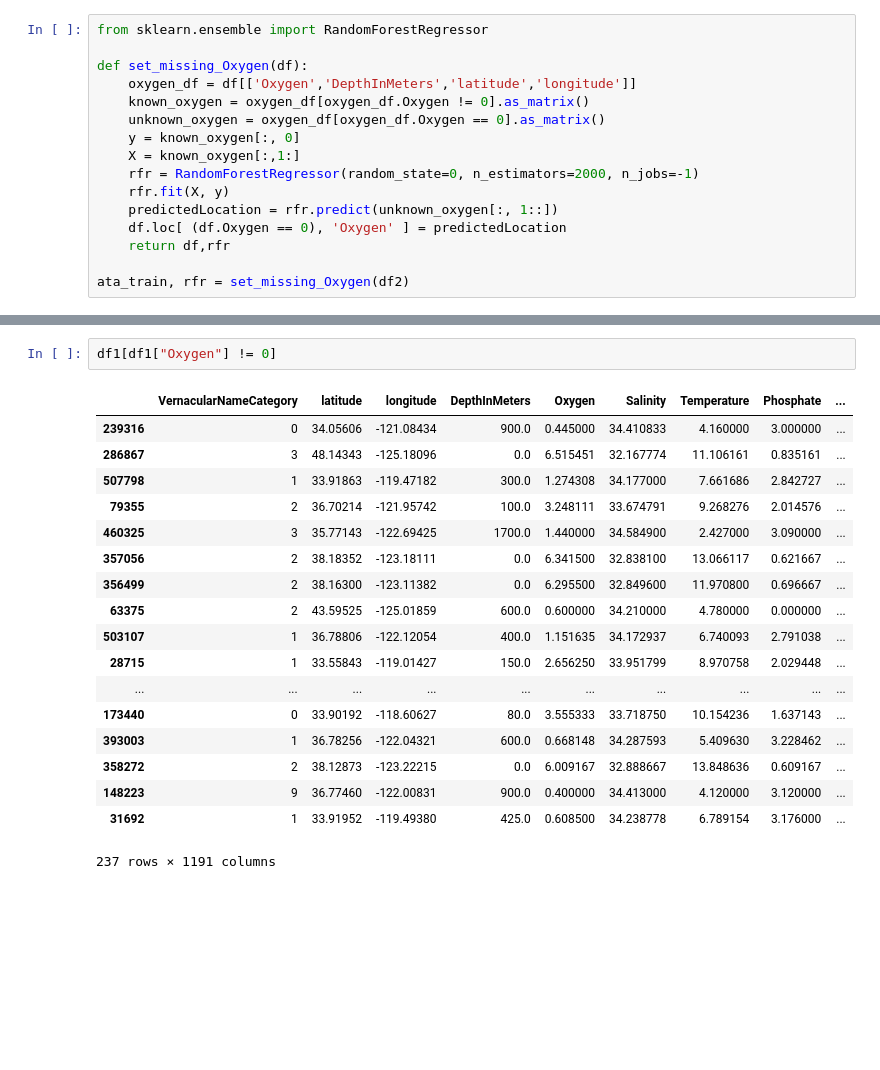
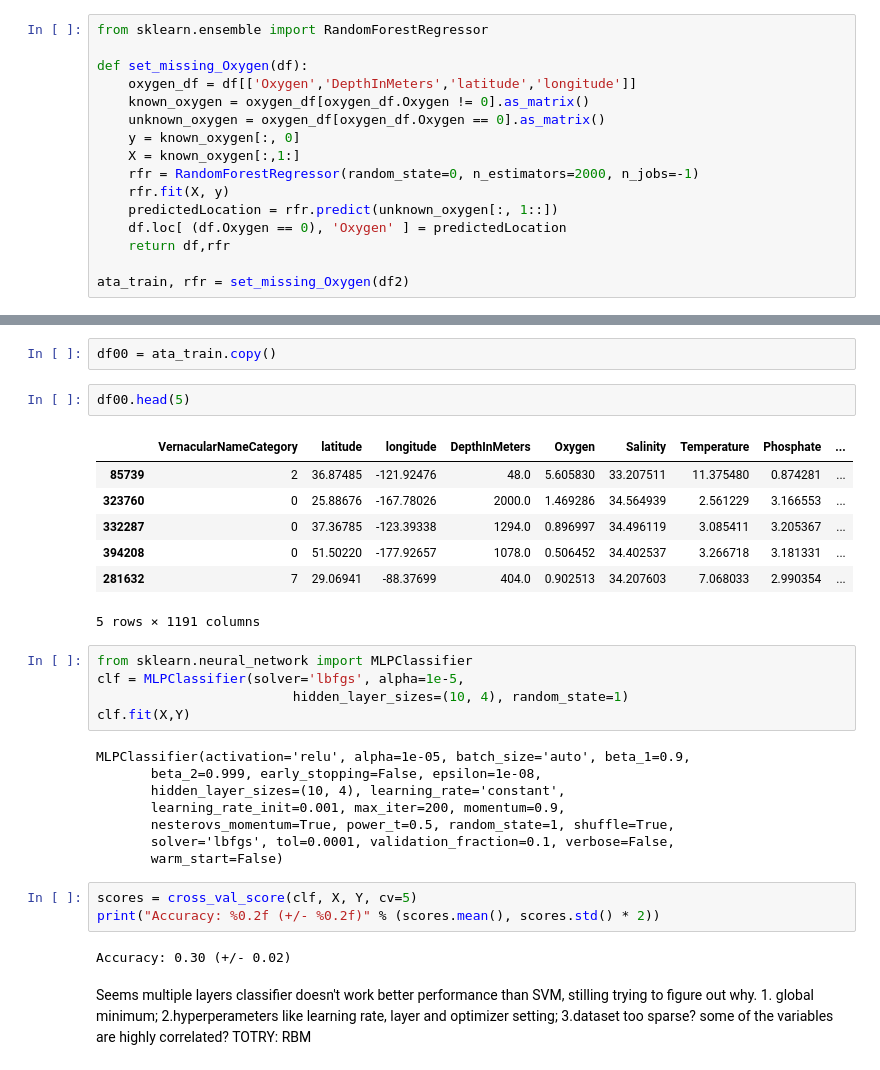
Before and after one commit to HouHouHouHouHouHou/7390, a Jupyter notebook: suitability/DeepSeaCoral.ipynb, the cells around one changed output, grey strips where cells are left out. Saved outputs shown, nothing was run; the diff lists cells and outputs as text; blank space fills up the shorter version.

```diff
--- a/suitability/DeepSeaCoral.ipynb
+++ b/suitability/DeepSeaCoral.ipynb
@@ -1166,21 +1149,32 @@ ata_train
-# %%
-df1[df1["Oxygen"] != 0]
-# %% [output]
-|  | VernacularNameCategory | latitude | longitude | DepthInMeters | Oxygen | Salinity | Temperature | Phosphate | ... |
-| 239316 | 0 | 34.05606 | -121.08434 | 900.0 | 0.445000 | 34.410833 | 4.160000 | 3.000000 | ... |
-| 286867 | 3 | 48.14343 | -125.18096 | 0.0 | 6.515451 | 32.167774 | 11.106161 | 0.835161 | ... |
-| 507798 | 1 | 33.91863 | -119.47182 | 300.0 | 1.274308 | 34.177000 | 7.661686 | 2.842727 | ... |
-| 79355 | 2 | 36.70214 | -121.95742 | 100.0 | 3.248111 | 33.674791 | 9.268276 | 2.014576 | ... |
-| 460325 | 3 | 35.77143 | -122.69425 | 1700.0 | 1.440000 | 34.584900 | 2.427000 | 3.090000 | ... |
-| 357056 | 2 | 38.18352 | -123.18111 | 0.0 | 6.341500 | 32.838100 | 13.066117 | 0.621667 | ... |
-| 356499 | 2 | 38.16300 | -123.11382 | 0.0 | 6.295500 | 32.849600 | 11.970800 | 0.696667 | ... |
-| 63375 | 2 | 43.59525 | -125.01859 | 600.0 | 0.600000 | 34.210000 | 4.780000 | 0.000000 | ... |
-| 503107 | 1 | 36.78806 | -122.12054 | 400.0 | 1.151635 | 34.172937 | 6.740093 | 2.791038 | ... |
-| 28715 | 1 | 33.55843 | -119.01427 | 150.0 | 2.656250 | 33.951799 | 8.970758 | 2.029448 | ... |
-| ... | ... | ... | ... | ... | ... | ... | ... | ... | ... |
-| 173440 | 0 | 33.90192 | -118.60627 | 80.0 | 3.555333 | 33.718750 | 10.154236 | 1.637143 | ... |
-| 393003 | 1 | 36.78256 | -122.04321 | 600.0 | 0.668148 | 34.287593 | 5.409630 | 3.228462 | ... |
-| 358272 | 2 | 38.12873 | -123.22215 | 0.0 | 6.009167 | 32.888667 | 13.848636 | 0.609167 | ... |
-| 148223 | 9 | 36.77460 | -122.00831 | 900.0 | 0.400000 | 34.413000 | 4.120000 | 3.120000 | ... |
-| 31692 | 1 | 33.91952 | -119.49380 | 425.0 | 0.608500 | 34.238778 | 6.789154 | 3.176000 | ... |
-237 rows × 1191 columns
+# %%
+df00 = ata_train.copy()
+# %%
+df00.head(5)
+# %% [output]
+|  | VernacularNameCategory | latitude | longitude | DepthInMeters | Oxygen | Salinity | Temperature | Phosphate | ... |
+| 85739 | 2 | 36.87485 | -121.92476 | 48.0 | 5.605830 | 33.207511 | 11.375480 | 0.874281 | ... |
+| 323760 | 0 | 25.88676 | -167.78026 | 2000.0 | 1.469286 | 34.564939 | 2.561229 | 3.166553 | ... |
+| 332287 | 0 | 37.36785 | -123.39338 | 1294.0 | 0.896997 | 34.496119 | 3.085411 | 3.205367 | ... |
+| 394208 | 0 | 51.50220 | -177.92657 | 1078.0 | 0.506452 | 34.402537 | 3.266718 | 3.181331 | ... |
+| 281632 | 7 | 29.06941 | -88.37699 | 404.0 | 0.902513 | 34.207603 | 7.068033 | 2.990354 | ... |
+5 rows × 1191 columns
+# %%
+from sklearn.neural_network import MLPClassifier
+clf = MLPClassifier(solver='lbfgs', alpha=1e-5,
+                         hidden_layer_sizes=(10, 4), random_state=1)
+clf.fit(X,Y)
+# %% [output]
+MLPClassifier(activation='relu', alpha=1e-05, batch_size='auto', beta_1=0.9,
+       beta_2=0.999, early_stopping=False, epsilon=1e-08,
+       hidden_layer_sizes=(10, 4), learning_rate='constant',
+       learning_rate_init=0.001, max_iter=200, momentum=0.9,
+       nesterovs_momentum=True, power_t=0.5, random_state=1, shuffle=True,
+       solver='lbfgs', tol=0.0001, validation_fraction=0.1, verbose=False,
+       warm_start=False)
+# %%
+scores = cross_val_score(clf, X, Y, cv=5)
+print("Accuracy: %0.2f (+/- %0.2f)" % (scores.mean(), scores.std() * 2))
+# %% [output]
+Accuracy: 0.30 (+/- 0.02)
+# %% [markdown]
+Seems multiple layers classifier doesn't work better performance than SVM, stilling trying to figure out why. 1. global minimum; 2.hyperperameters like learning rate, layer and optimizer setting; 3.dataset too sparse? some of the variables are highly correlated? TOTRY: RBM
```
Also changed, not shown: parts of 8 cells of this notebook.
